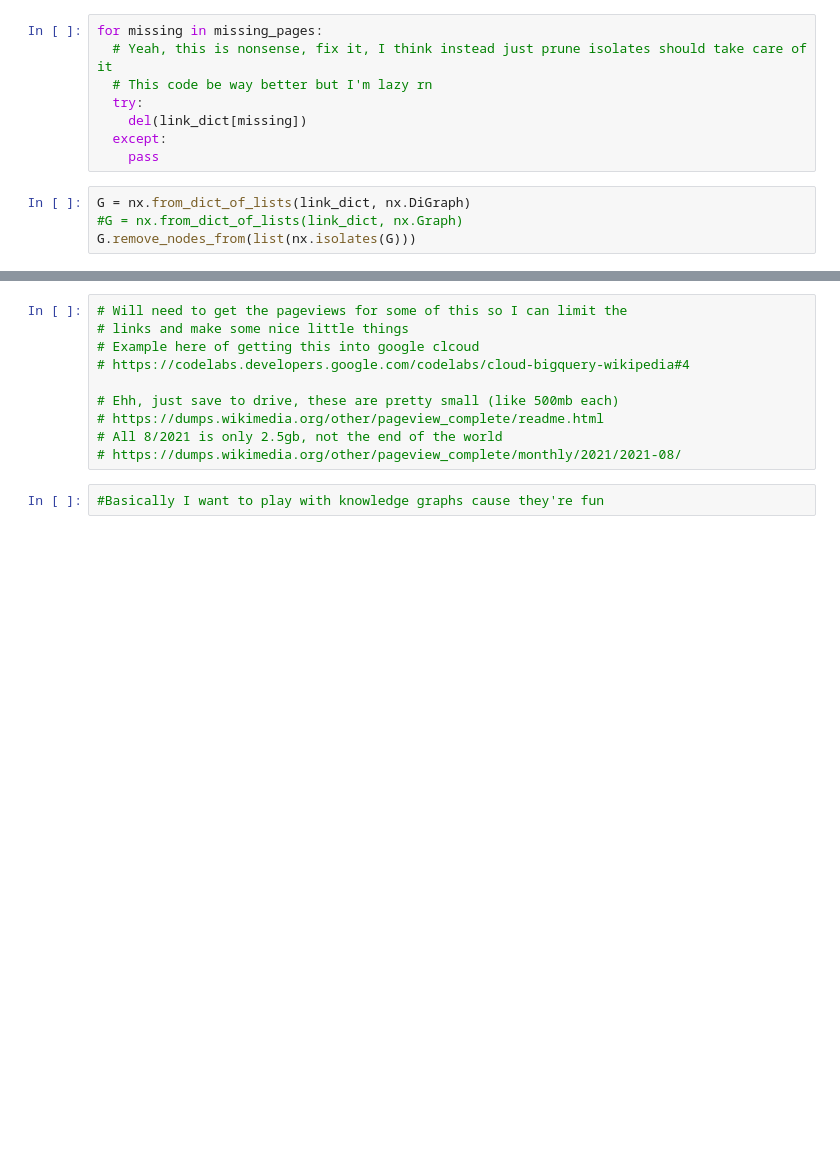
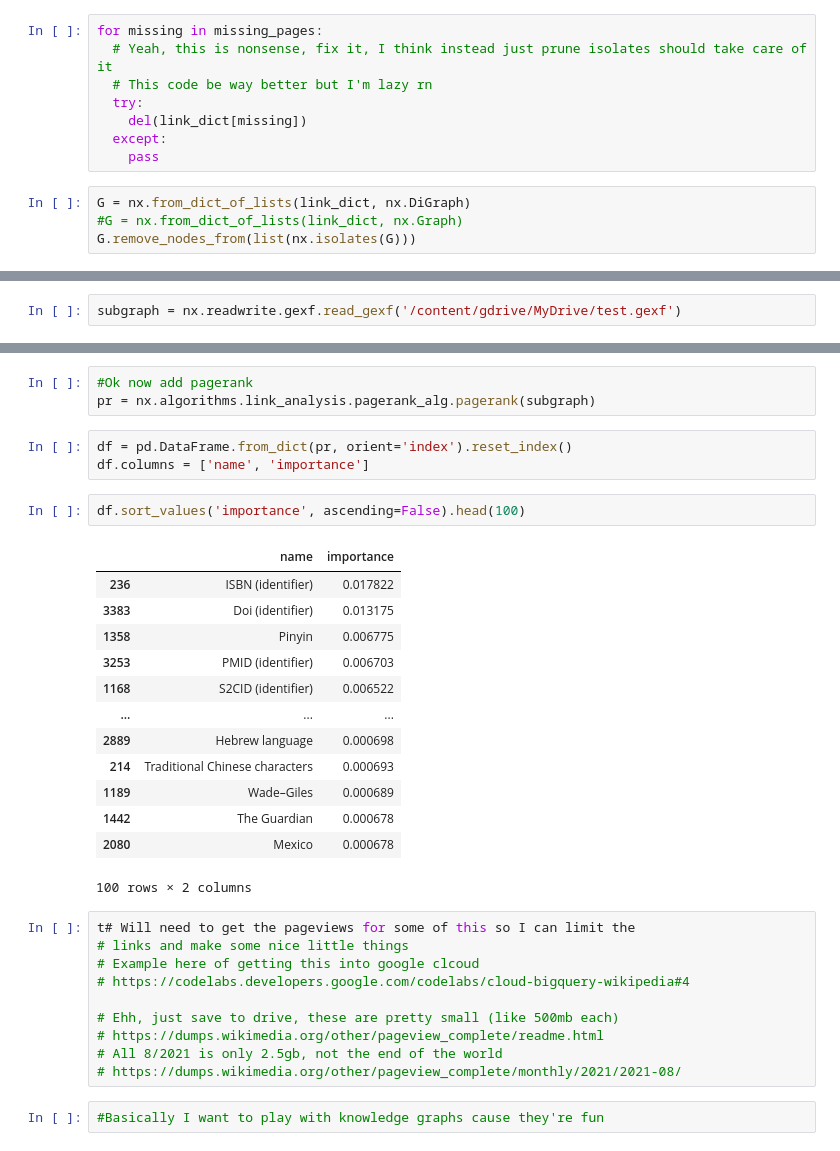
Before and after one commit to Naldershof/Wikigraphs, a Jupyter notebook: WikiLinksStarting.ipynb, the cells around one changed output, grey strips where cells are left out. Drawn from its saved outputs; the diff is of its cells as text; blank space fills up the shorter version.

```diff
--- a/WikiLinksStarting.ipynb
+++ b/WikiLinksStarting.ipynb
@@ -128,0 +151,2 @@ nodes_of_importance = list(random_links + actually_new_pages)
+# %%
+subgraph = nx.readwrite.gexf.read_gexf('/content/gdrive/MyDrive/test.gexf')
@@ -153,7 +203,29 @@ fig_2d.show()
 # %% [output]
 [interactive output not drawn]
+# %%
+#Ok now add pagerank
+pr = nx.algorithms.link_analysis.pagerank_alg.pagerank(subgraph)
+# %%
+df = pd.DataFrame.from_dict(pr, orient='index').reset_index()
+df.columns = ['name', 'importance']
+# %%
+df.sort_values('importance', ascending=False).head(100)
+# %% [output]
+|  | name | importance |
+| 236 | ISBN (identifier) | 0.017822 |
+| 3383 | Doi (identifier) | 0.013175 |
+| 1358 | Pinyin | 0.006775 |
+| 3253 | PMID (identifier) | 0.006703 |
+| 1168 | S2CID (identifier) | 0.006522 |
+| ... | ... | ... |
+| 2889 | Hebrew language | 0.000698 |
+| 214 | Traditional Chinese characters | 0.000693 |
+| 1189 | Wade–Giles | 0.000689 |
+| 1442 | The Guardian | 0.000678 |
+| 2080 | Mexico | 0.000678 |
+100 rows × 2 columns
 # %%
-# Will need to get the pageviews for some of this so I can limit the
+t# Will need to get the pageviews for some of this so I can limit the
 # links and make some nice little things
 # Example here of getting this into google clcoud
 # https://codelabs.developers.google.com/codelabs/cloud-bigquery-wikipedia#4
```
Also changed, not shown: parts of 14 cells of this notebook.
